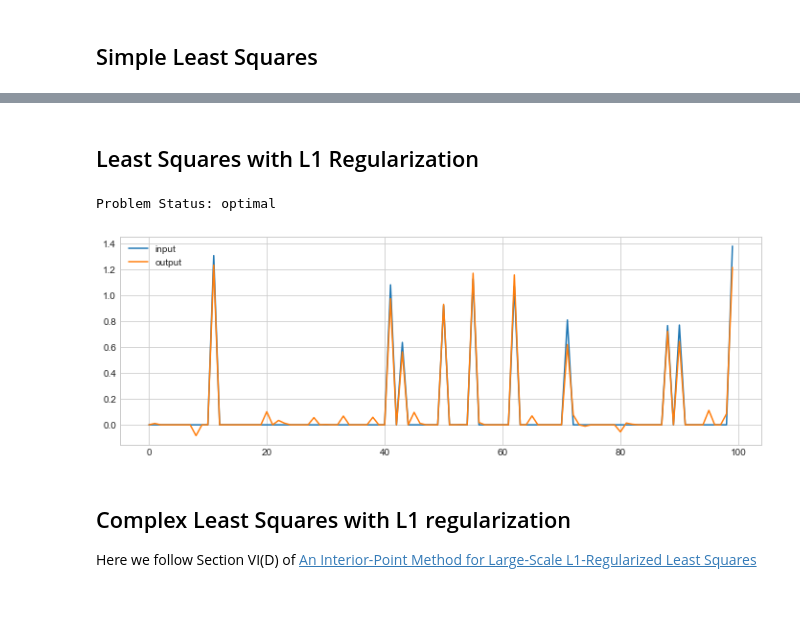
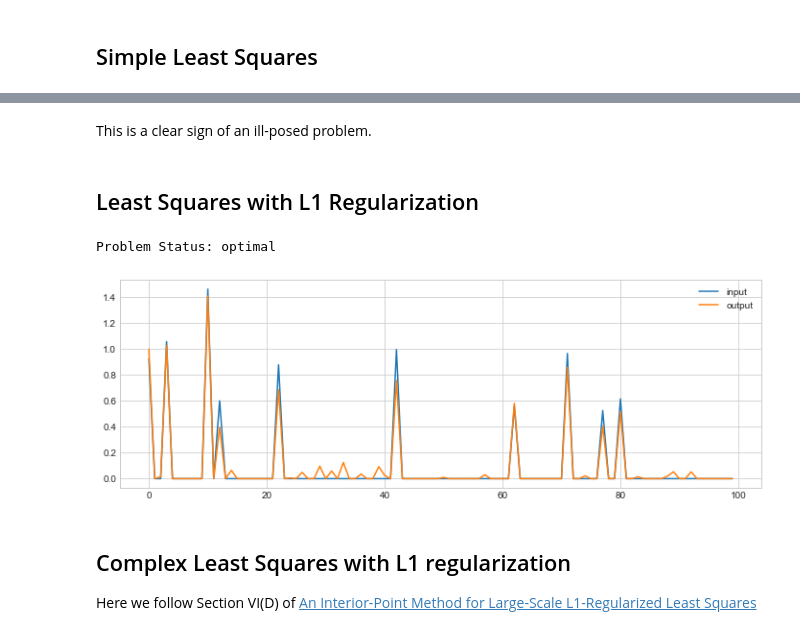
Before and after one commit to jakevdp/regper, a Jupyter notebook: CVXPY-L1.ipynb, the cells around one changed output, grey strips where cells are left out. Cells and saved outputs as stored; diff of their text form; code cells hidden in the pictures; blank space fills up the shorter version.

```diff
--- a/CVXPY-L1.ipynb
+++ b/CVXPY-L1.ipynb
@@ -11,6 +11,6 @@ from cvxpy import *
 import numpy as np
 # %%
-def make_data(N=100, M=100, K=10, sigma=0.5, rseed=543534, cplx=False):
+def make_data(N=100, M=100, K=10, sigma=0.5, rseed=543, cplx=False):
     rand = np.random.RandomState(rseed)
     A = rand.rand(N, M)
     x = np.zeros(M)
@@ -62,0 +68,8 @@ plt.legend();
+# %%
+A, x_true, y = make_data(sigma=0.2)
+x_out = simple_least_squares(A, y)
+
+plt.figure(figsize=(12, 4))
+plt.plot(x_true, label='input')
+plt.plot(x_out, label='output')
+plt.legend();
@@ -63,32 +79,31 @@ plt.legend();
+# %% [markdown]
+This is a clear sign of an ill-posed problem.
 # %% [markdown]
 ## Least Squares with L1 Regularization
 # %%
-# Problem data. Note higher noise level
-A, x_true, y = make_data(N=100, M=100, K=10, sigma=0.2)
+def L1_least_squares(A, y, gamma):
+    # Construct the problem.
+    x = cvx.Variable(A.shape[1])
+    error = cvx.sum_squares(A*x - y)
+    gamma = cvx.Parameter(value=gamma, sign="positive")
+    objective = cvx.Minimize(error + gamma*cvx.norm(x, 1))
+    prob = cvx.Problem(objective)
 
-# gamma must be positive due to DCP rules.
-gamma = Parameter(sign="positive")
+    prob.solve()
+    print("Problem Status: {0}".format(prob.status))
 
-# Construct the problem.
-x = Variable(A.shape[1])
-error = sum_squares(A*x - y)
-objective = Minimize(error + gamma*norm(x, 1))
-prob = Problem(objective)
-
-gamma.value = 1.0
-prob.solve()
-print("Problem Status: {0}".format(prob.status))
-
-x_solution = x.value
+    return np.asarray(x.value).ravel()
-# %% [output]
-Problem Status: optimal
 # %%
+A, x_true, y = make_data(N=100, M=100, K=10, sigma=0.2)
+x_out = L1_least_squares(A, y, gamma=10.0)
+
 plt.figure(figsize=(12, 4))
 plt.plot(x_true, label='input')
-plt.plot(np.asarray(x_solution).ravel(), label='output')
+plt.plot(x_out, label='output')
 plt.legend();
 # %% [output]
+Problem Status: optimal
-[figure, old version]
+[figure, new version]
 # %% [markdown]
 ## Complex Least Squares with L1 regularization
 
```
Also changed, not shown: parts of 7 cells of this notebook.
